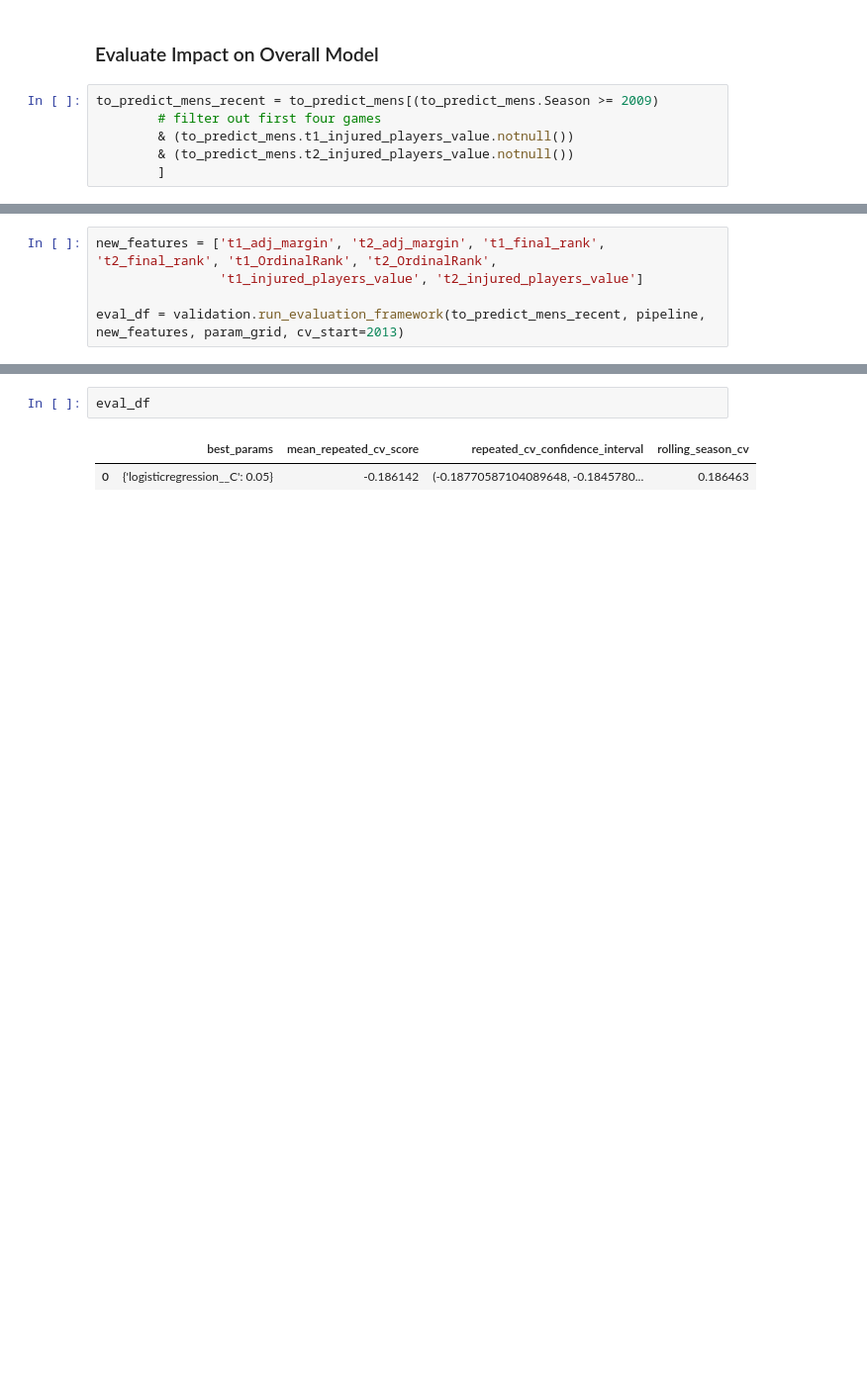
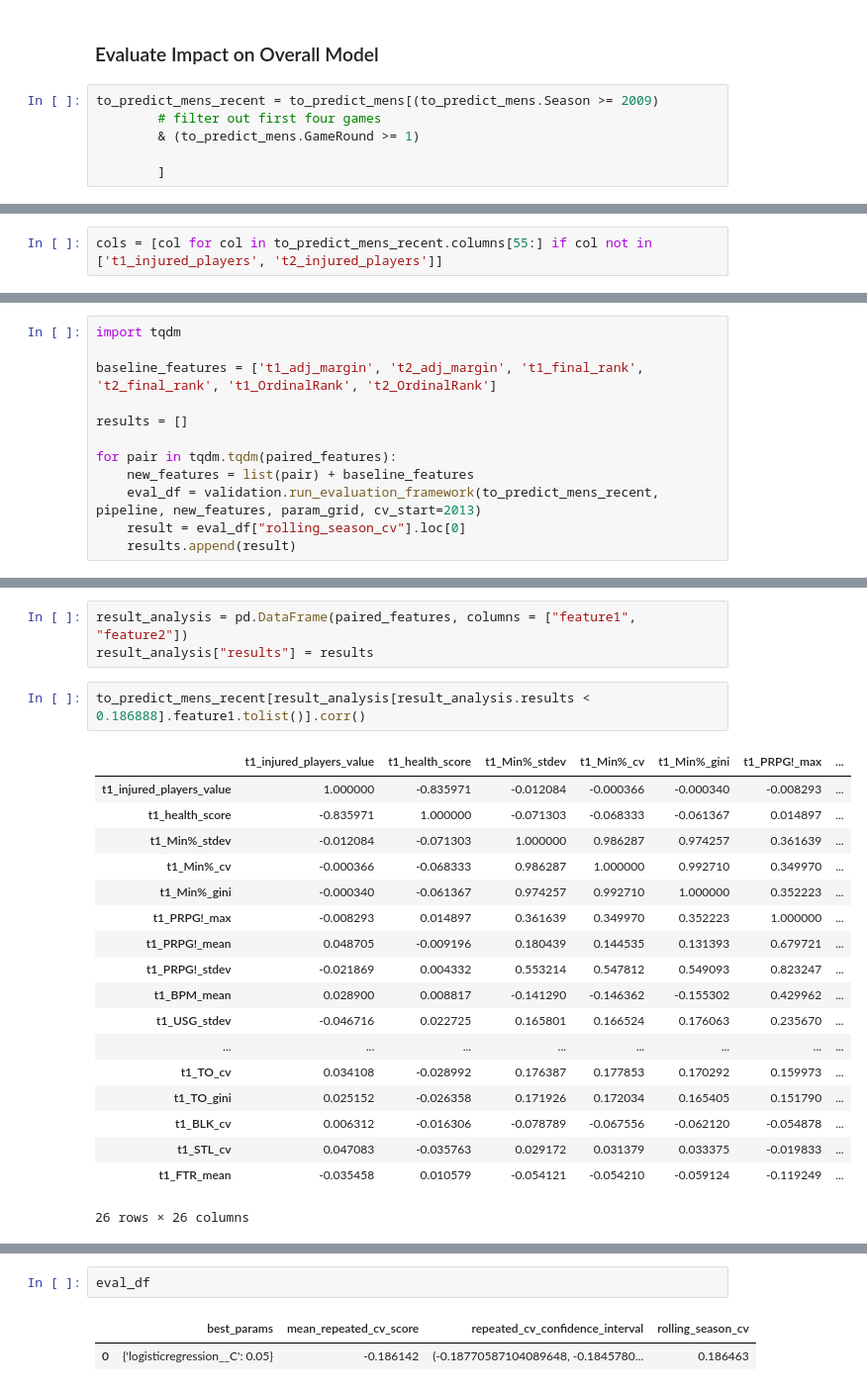
Before and after one commit to skydale23/kaggle-ncaam, a Jupyter notebook: 2025_model/development_notebooks/assess_injury_data.ipynb, the cells around one changed output, grey strips where cells are left out. Shown: that part at 99% size. Drawn from its saved outputs; the diff is of its cells as text; blank space fills up the shorter version.

```diff
--- a/2025_model/development_notebooks/assess_injury_data.ipynb
+++ b/2025_model/development_notebooks/assess_injury_data.ipynb
@@ -264,8 +221,8 @@ Caveat - of course there's some leakage here since we identified missing players
 # %%
 to_predict_mens_recent = to_predict_mens[(to_predict_mens.Season >= 2009)
         # filter out first four games
-        & (to_predict_mens.t1_injured_players_value.notnull())
-        & (to_predict_mens.t2_injured_players_value.notnull())
+        & (to_predict_mens.GameRound >= 1)
+
         ]
 # %%
 baseline_features = ['t1_adj_margin', 't2_adj_margin', 't1_final_rank', 't2_final_rank', 't1_OrdinalRank', 't2_OrdinalRank']
@@ -297,0 +235,2 @@ to_predict_mens_recent.shape
+# %%
+cols = [col for col in to_predict_mens_recent.columns[55:] if col not in ['t1_injured_players', 't2_injured_players']]
@@ -298,5 +278,12 @@ to_predict_mens_recent.shape
 # %%
-new_features = ['t1_adj_margin', 't2_adj_margin', 't1_final_rank', 't2_final_rank', 't1_OrdinalRank', 't2_OrdinalRank',
-                't1_injured_players_value', 't2_injured_players_value']
+import tqdm
 
-eval_df = validation.run_evaluation_framework(to_predict_mens_recent, pipeline, new_features, param_grid, cv_start=2013)
+baseline_features = ['t1_adj_margin', 't2_adj_margin', 't1_final_rank', 't2_final_rank', 't1_OrdinalRank', 't2_OrdinalRank']
+
+results = []
+
+for pair in tqdm.tqdm(paired_features):
+    new_features = list(pair) + baseline_features
+    eval_df = validation.run_evaluation_framework(to_predict_mens_recent, pipeline, new_features, param_grid, cv_start=2013)
+    result = eval_df["rolling_season_cv"].loc[0]
+    results.append(result)
@@ -320,0 +512,24 @@ eval_df = validation.run_evaluation_framework(to_predict_mens_recent, pipeline,
+# %%
+result_analysis = pd.DataFrame(paired_features, columns = ["feature1", "feature2"])
+result_analysis["results"] = results
+# %%
+to_predict_mens_recent[result_analysis[result_analysis.results < 0.186888].feature1.tolist()].corr()
+# %% [output]
+|  | t1_injured_players_value | t1_health_score | t1_Min%_stdev | t1_Min%_cv | t1_Min%_gini | t1_PRPG!_max | ... |
+| t1_injured_players_value | 1.000000 | -0.835971 | -0.012084 | -0.000366 | -0.000340 | -0.008293 | ... |
+| t1_health_score | -0.835971 | 1.000000 | -0.071303 | -0.068333 | -0.061367 | 0.014897 | ... |
+| t1_Min%_stdev | -0.012084 | -0.071303 | 1.000000 | 0.986287 | 0.974257 | 0.361639 | ... |
+| t1_Min%_cv | -0.000366 | -0.068333 | 0.986287 | 1.000000 | 0.992710 | 0.349970 | ... |
+| t1_Min%_gini | -0.000340 | -0.061367 | 0.974257 | 0.992710 | 1.000000 | 0.352223 | ... |
+| t1_PRPG!_max | -0.008293 | 0.014897 | 0.361639 | 0.349970 | 0.352223 | 1.000000 | ... |
+| t1_PRPG!_mean | 0.048705 | -0.009196 | 0.180439 | 0.144535 | 0.131393 | 0.679721 | ... |
+| t1_PRPG!_stdev | -0.021869 | 0.004332 | 0.553214 | 0.547812 | 0.549093 | 0.823247 | ... |
+| t1_BPM_mean | 0.028900 | 0.008817 | -0.141290 | -0.146362 | -0.155302 | 0.429962 | ... |
+| t1_USG_stdev | -0.046716 | 0.022725 | 0.165801 | 0.166524 | 0.176063 | 0.235670 | ... |
+| ... | ... | ... | ... | ... | ... | ... | ... |
+| t1_TO_cv | 0.034108 | -0.028992 | 0.176387 | 0.177853 | 0.170292 | 0.159973 | ... |
+| t1_TO_gini | 0.025152 | -0.026358 | 0.171926 | 0.172034 | 0.165405 | 0.151790 | ... |
+| t1_BLK_cv | 0.006312 | -0.016306 | -0.078789 | -0.067556 | -0.062120 | -0.054878 | ... |
+| t1_STL_cv | 0.047083 | -0.035763 | 0.029172 | 0.031379 | 0.033375 | -0.019833 | ... |
+| t1_FTR_mean | -0.035458 | 0.010579 | -0.054121 | -0.054210 | -0.059124 | -0.119249 | ... |
+26 rows × 26 columns
```
Also changed, not shown: parts of 55 cells of this notebook, 8 other files.
